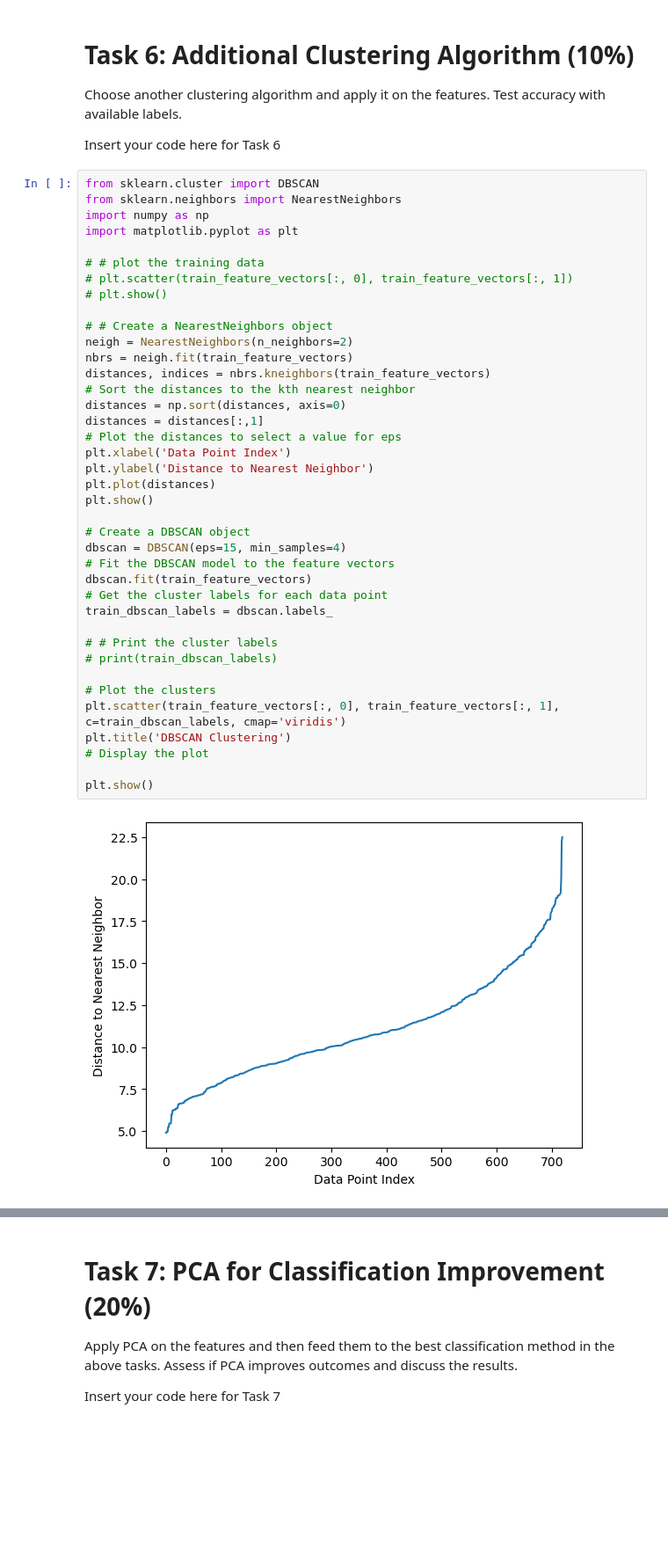
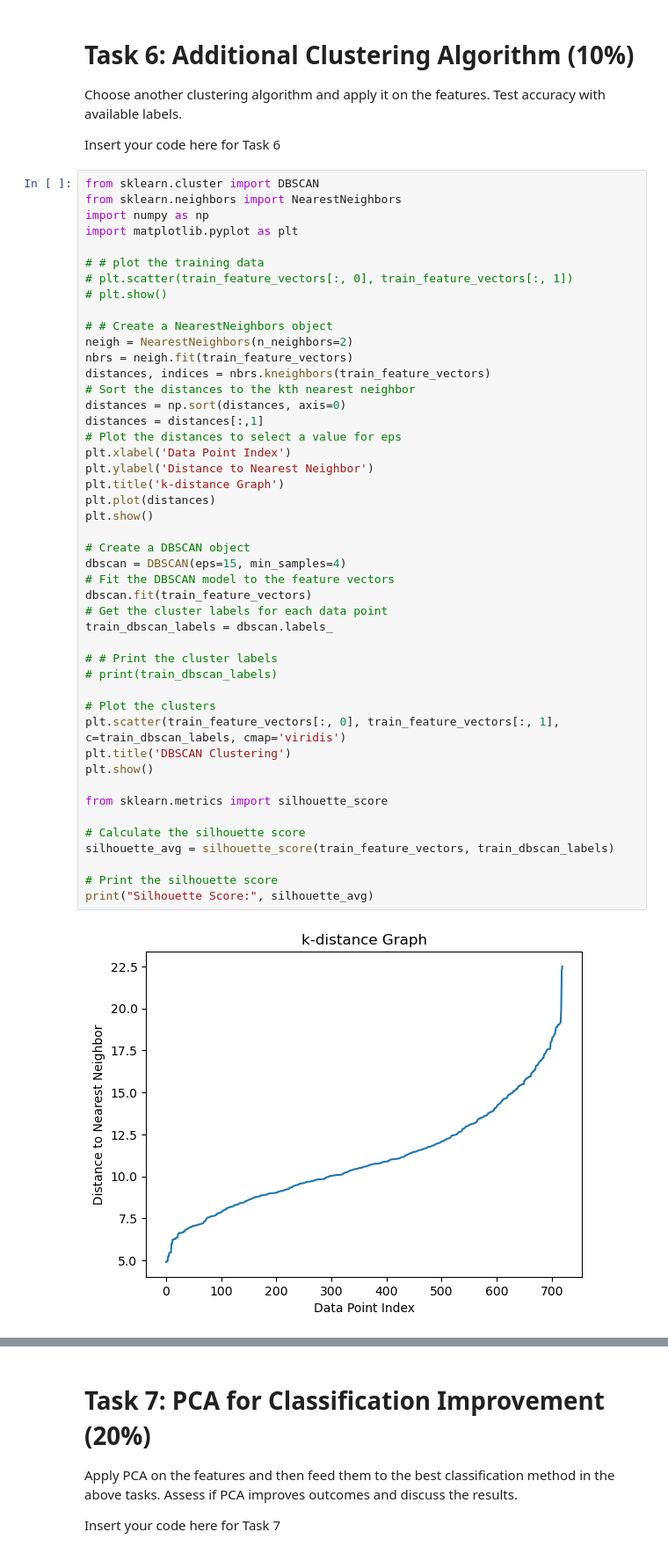
Before and after one commit to coopercole/syde522_assign1, a Jupyter notebook: Assignment1.ipynb, the cells around one changed output, grey strips where cells are left out. Shown: that part at 88% size. Saved outputs shown, nothing was run; the diff lists cells and outputs as text; blank space fills up the shorter version.

```diff
--- a/Assignment1.ipynb
+++ b/Assignment1.ipynb
@@ -328,34 +330,41 @@ import matplotlib.pyplot as plt
 # plt.show()
 
 # # Create a NearestNeighbors object
 neigh = NearestNeighbors(n_neighbors=2)
 nbrs = neigh.fit(train_feature_vectors)
 distances, indices = nbrs.kneighbors(train_feature_vectors)
 # Sort the distances to the kth nearest neighbor
 distances = np.sort(distances, axis=0)
 distances = distances[:,1]
 # Plot the distances to select a value for eps
 plt.xlabel('Data Point Index')
 plt.ylabel('Distance to Nearest Neighbor')
+plt.title('k-distance Graph')
 plt.plot(distances)
 plt.show()
 
 # Create a DBSCAN object
 dbscan = DBSCAN(eps=15, min_samples=4)
 # Fit the DBSCAN model to the feature vectors
 dbscan.fit(train_feature_vectors)
 # Get the cluster labels for each data point
 train_dbscan_labels = dbscan.labels_
 
 # # Print the cluster labels
 # print(train_dbscan_labels)
 
 # Plot the clusters
 plt.scatter(train_feature_vectors[:, 0], train_feature_vectors[:, 1], c=train_dbscan_labels, cmap='viridis')
 plt.title('DBSCAN Clustering')
-# Display the plot
+plt.show()
 
-plt.show()
+from sklearn.metrics import silhouette_score
+
+# Calculate the silhouette score
+silhouette_avg = silhouette_score(train_feature_vectors, train_dbscan_labels)
+
+# Print the silhouette score
+print("Silhouette Score:", silhouette_avg)
 # %% [output]
-[figure, old version]
+[figure, new version]
 [figure]
```
Also changed, not shown: parts of 4 cells of this notebook.
